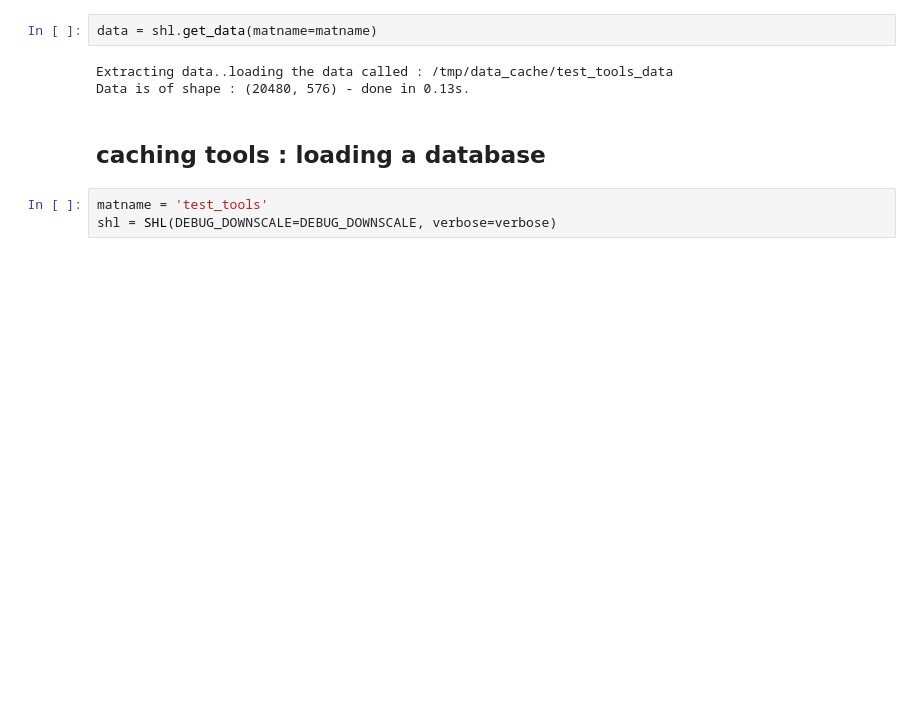
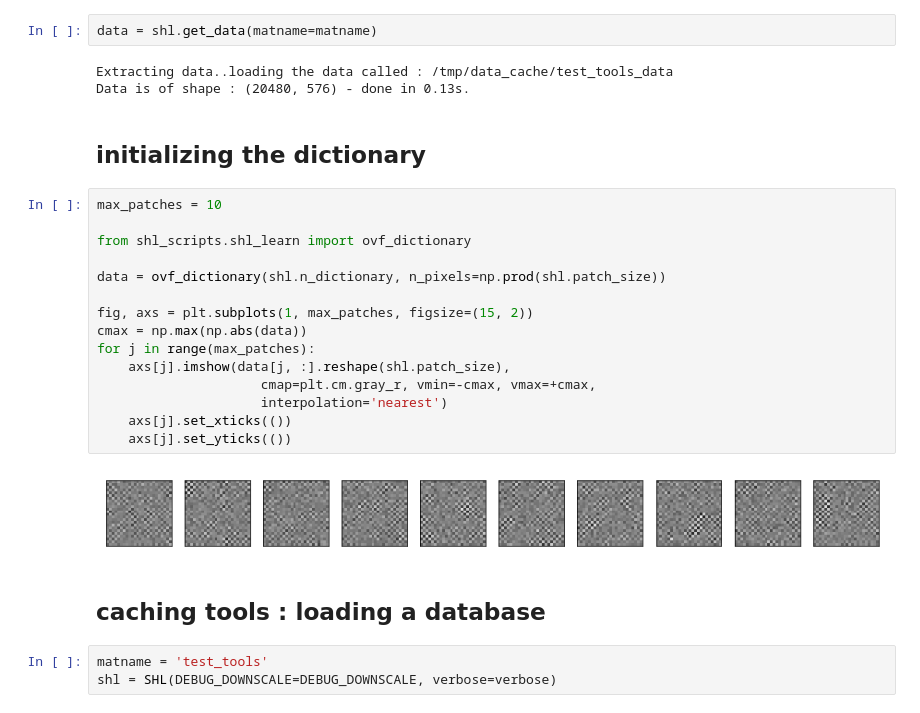
Before and after one commit to bicv/SparseHebbianLearning, a Jupyter notebook: probe/using the tools.ipynb, the cells around one changed output. Drawn from its saved outputs; the diff is of its cells as text; blank space fills up the shorter version.

```diff
--- a/probe/using the tools.ipynb
+++ b/probe/using the tools.ipynb
@@ -63,6 +63,26 @@ data = shl.get_data(matname=matname)
 # %% [output]
 Extracting data..loading the data called : /tmp/data_cache/test_tools_data
 Data is of shape : (20480, 576) - done in 0.13s.
+# %% [markdown]
+
+## initializing the dictionary
+# %%
+max_patches = 10
+
+from shl_scripts.shl_learn import ovf_dictionary
+
+data = ovf_dictionary(shl.n_dictionary, n_pixels=np.prod(shl.patch_size))
+
+fig, axs = plt.subplots(1, max_patches, figsize=(15, 2))
+cmax = np.max(np.abs(data))
+for j in range(max_patches):
+    axs[j].imshow(data[j, :].reshape(shl.patch_size),
+                     cmap=plt.cm.gray_r, vmin=-cmax, vmax=+cmax,
+                     interpolation='nearest')
+    axs[j].set_xticks(())
+    axs[j].set_yticks(())
+# %% [output]
+[figure, added]
 # %% [markdown]
 
 ## caching tools : loading a database
```
Also changed, not shown: parts of 11 cells of this notebook.
